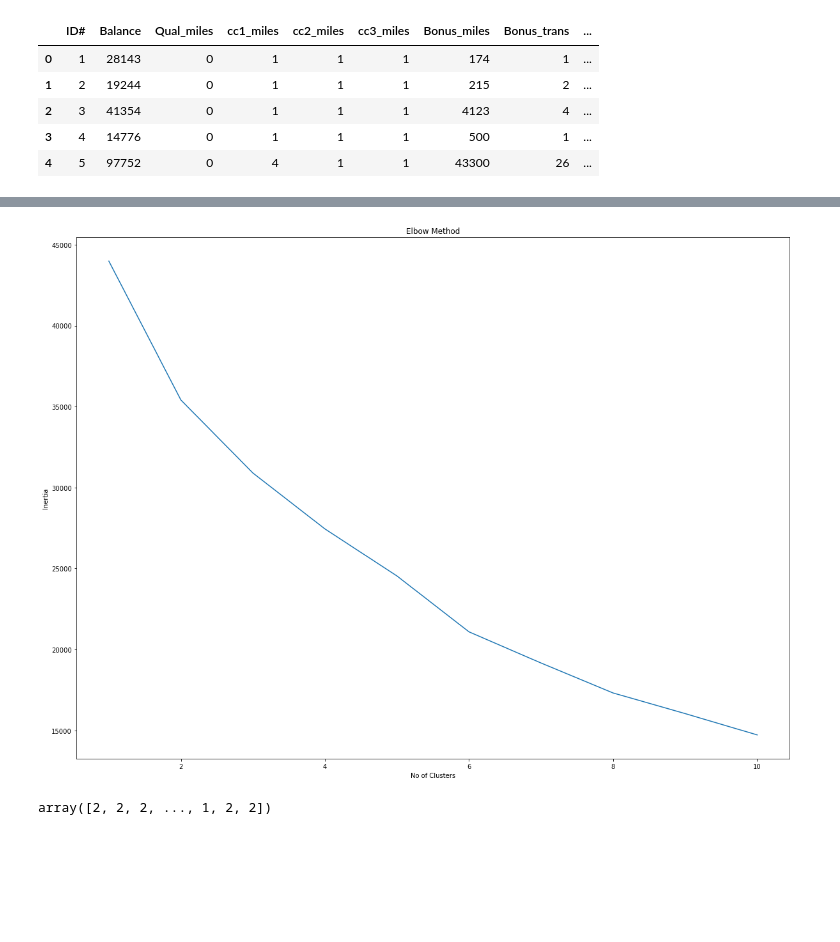
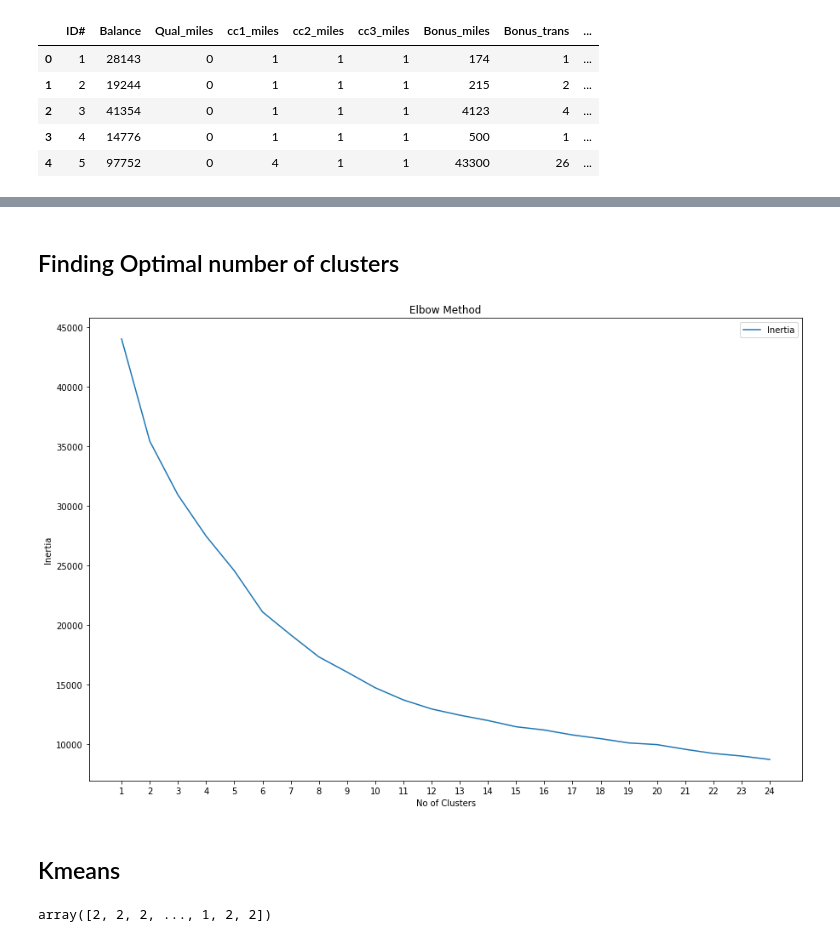
Before and after one commit to Prajwal-PK/Data_Science_Assignments, a Jupyter notebook: Assignment 07 - Clustering/Clustering_Airlines.ipynb, the cells around one changed output, grey strips where cells are left out. Cells and saved outputs as stored; diff of their text form; code cells hidden in the pictures; blank space fills up the shorter version.

```diff
--- a/Assignment 07 - Clustering/Clustering_Airlines.ipynb
+++ b/Assignment 07 - Clustering/Clustering_Airlines.ipynb
@@ -29,5 +33,5 @@ import sklearn
 # %%
-norm_df=sklearn.preprocessing.scale(new_df)
+norm_df=scale(new_df)
 # %%
 norm_df=pd.DataFrame(norm_df)
 # %%
@@ -43,0 +46,2 @@ from sklearn.cluster import KMeans
+# %% [markdown]
+## Finding Optimal number of clusters
@@ -44,18 +50,22 @@ from sklearn.cluster import KMeans
 # %%
-plt.figure(figsize=(20,15))
+plt.figure(figsize=(15,10))
 wcss=[]
-for i in range(1,11):
+for i in range(1,25):
     kmeans=KMeans(n_clusters=i,random_state=0)
     kmeans.fit(norm_df)
     wcss.append(kmeans.inertia_)
 
-plt.plot(range(1,11),wcss)
+plt.plot(range(1,25),wcss,label="Inertia")
 plt.title("Elbow Method")
 plt.xlabel("No of Clusters")
 plt.ylabel("Inertia")
+plt.legend()
+plt.xticks(range(1,25))
 plt.show()
 # %% [output]
-[figure, old version]
+[figure, new version]
+# %% [markdown]
+## Kmeans
 # %%
 kmeans =KMeans(n_clusters=6 , random_state=0)
 predict=kmeans.fit_predict(norm_df)
```
Also changed, not shown: parts of 29 cells of this notebook, 9 other files.
